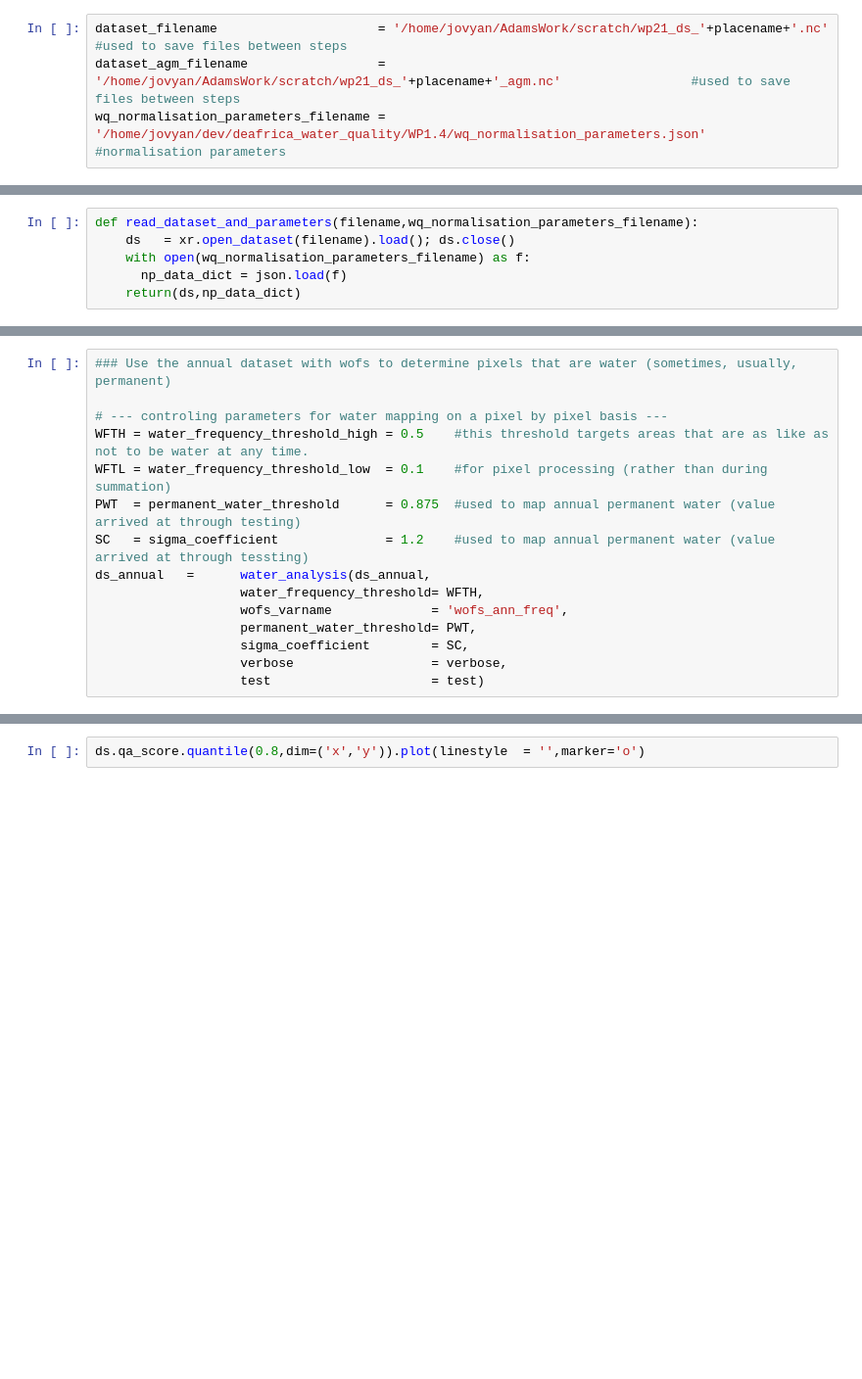
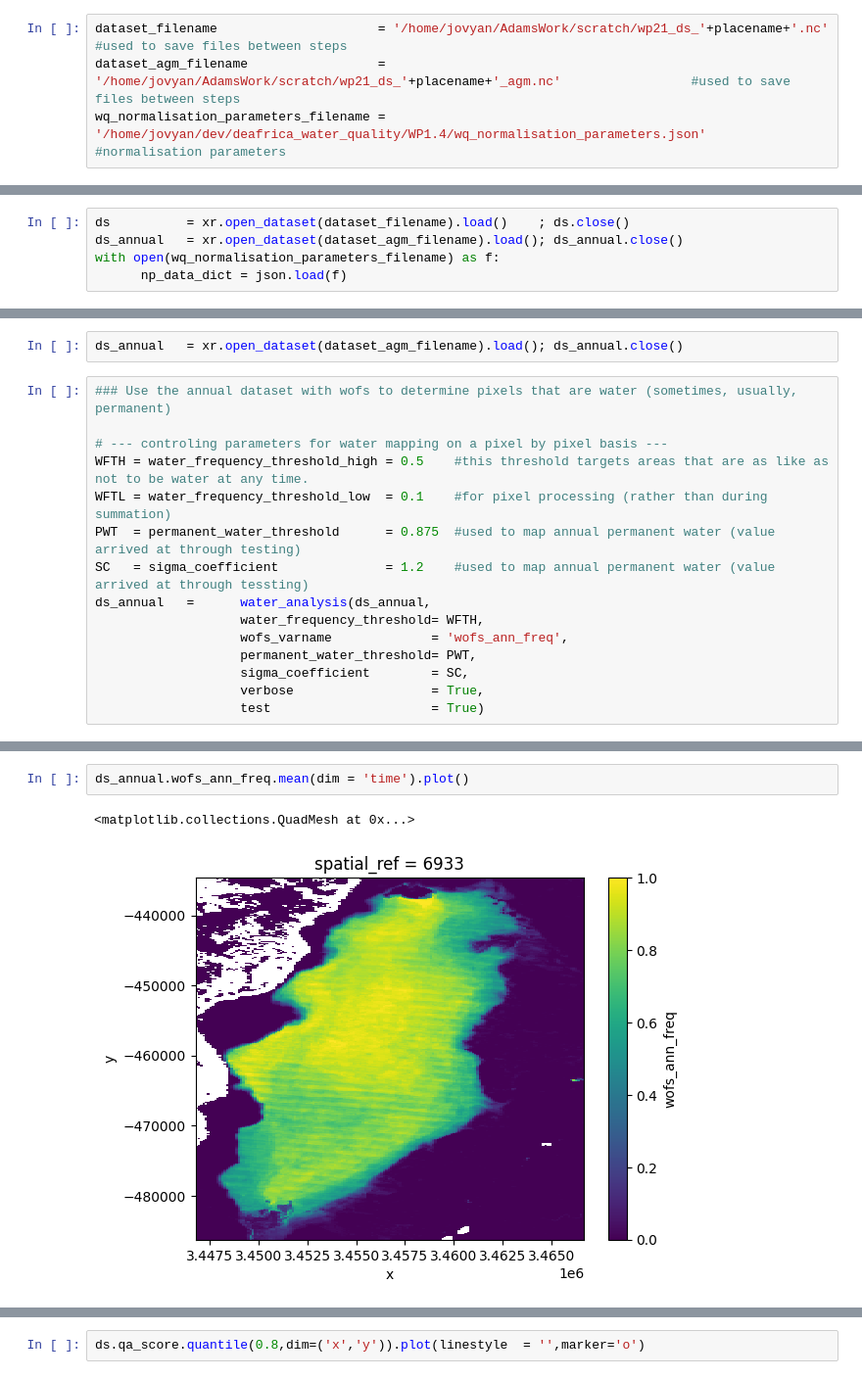
Before and after one commit to vikineema/deafrica_water_quality, a Jupyter notebook: WP2.1/exploring.ipynb, the cells around one changed output, grey strips where cells are left out. Shown at 98% size. Saved outputs shown, nothing was run; the diff lists cells and outputs as text; blank space fills up the shorter version.

```diff
--- a/WP2.1/exploring.ipynb
+++ b/WP2.1/exploring.ipynb
@@ -73,6 +75,5 @@ wq_normalisation_parameters_filename = '/home/jovyan/dev/deafrica_water_quality/
 # %%
-def read_dataset_and_parameters(filename,wq_normalisation_parameters_filename):
-    ds   = xr.open_dataset(filename).load(); ds.close()
-    with open(wq_normalisation_parameters_filename) as f:
+ds          = xr.open_dataset(dataset_filename).load()    ; ds.close()
+ds_annual   = xr.open_dataset(dataset_agm_filename).load(); ds_annual.close()
+with open(wq_normalisation_parameters_filename) as f:
       np_data_dict = json.load(f)
-    return(ds,np_data_dict)
@@ -95,3 +80,5 @@ for instr in data_list.keys():
+# %%
+ds_annual   = xr.open_dataset(dataset_agm_filename).load(); ds_annual.close()
 # %%
 ### Use the annual dataset with wofs to determine pixels that are water (sometimes, usually, permanent)
 
@@ -105,5 +92,5 @@ ds_annual   =      water_analysis(ds_annual,
                    wofs_varname             = 'wofs_ann_freq',
                    permanent_water_threshold= PWT,
                    sigma_coefficient        = SC,
-                   verbose                  = verbose,
-                   test                     = test)
+                   verbose                  = True,
+                   test                     = True)
@@ -110 +121,6 @@ ds_annual   =      water_analysis(ds_annual,
+# %%
+ds_annual.wofs_ann_freq.mean(dim = 'time').plot()
+# %% [output]
+<matplotlib.collections.QuadMesh at 0x...>
+[figure, added]
 # %%
```
Also changed, not shown: parts of 11 cells of this notebook, 1 other file.
